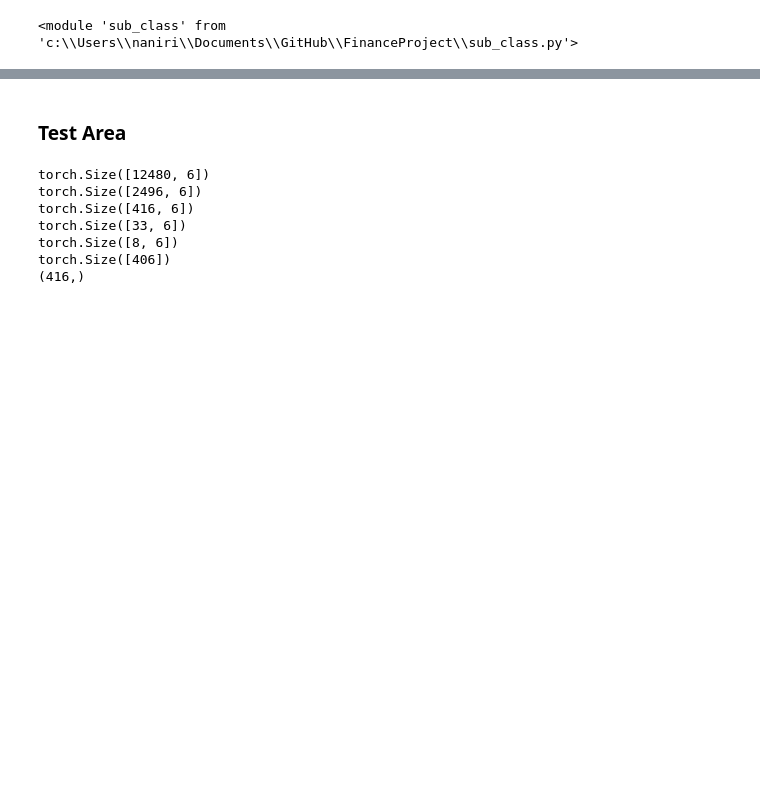
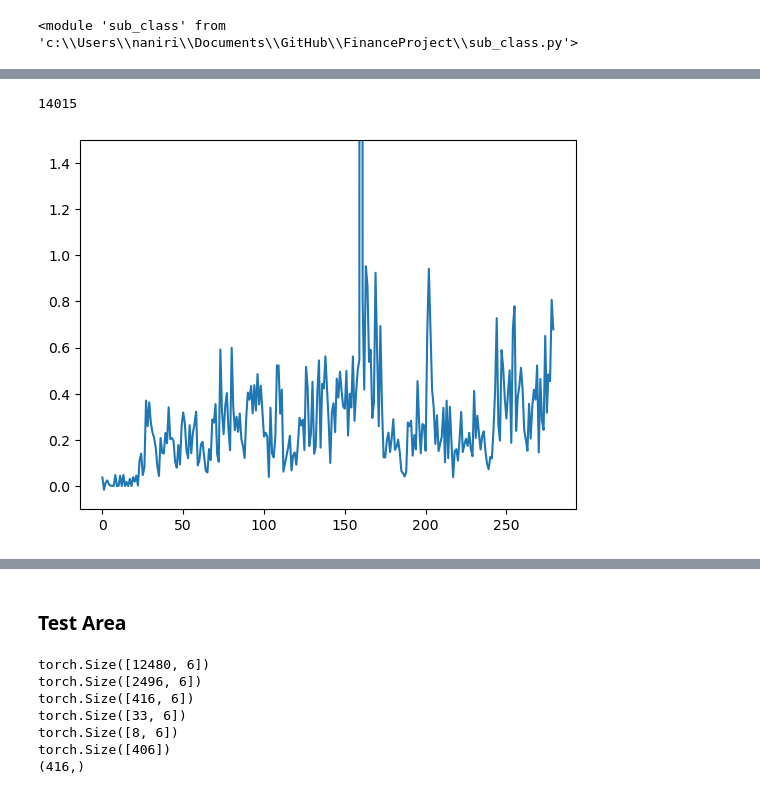
Before and after one commit to naniri04/FinanceProject, a Jupyter notebook: project.ipynb, the cells around one changed output, grey strips where cells are left out. Drawn from its saved outputs; the diff is of its cells as text; code cells hidden in the pictures; blank space fills up the shorter version.

Commit message:
Model Baseline Set
2025-01-05

* Model Baseline(LSTM) Set

```diff
--- a/project.ipynb
+++ b/project.ipynb
@@ -197,8 +236,9 @@ class StockDatasetIter(IterableDataset):
 # %%
-class SampleModel(nn.Module):
-    def __init__(self, input_size, output_size):
-        super(SampleModel, self).__init__()
-        self.linear = nn.Linear(input_size, output_size)
+class MyLoss(nn.Module):
+    def __init__(self):
+        super(MyLoss, self).__init__()
+        self.CHARGE_RATE = 0.25
 
-    def forward(self, x):
-        return self.linear(x)
+    def forward(self, predictions, targets):
+        charge = predictions * self.CHARGE_RATE
+        return torch.sum(-predictions * targets) + torch.sum(charge)
@@ -236,0 +286,9 @@ for batch in tqdm(dataloader):
+# %%
+device = torch.device("cuda" if torch.cuda.is_available() else "cpu")
+input_size = 9  # 9 channels
+hidden_size = 64
+output_size = 1
+num_layers = 2
+model = SampleModel(input_size, hidden_size, output_size, num_layers).to(device)
+criterion = MyLoss()
+optimizer = torch.optim.Adam(model.parameters(), lr=1e-4)
@@ -236,0 +372,20 @@ for batch in tqdm(dataloader):
+# %%
+cpu_result = []
+for r in _record_results:
+    cpu_result.append((r[0].cpu().detach().numpy().flatten(), r[1].cpu().detach().numpy().flatten()))
+# %%
+l = []
+for i in range(len(cpu_result)):
+    r = cpu_result[i]
+    top_indices = np.argsort(r[0])[-10:][::-1]
+    pr, tr = r[0][top_indices], r[1][top_indices]
+    l.append(np.sum(pr*tr))
+# %%
+len(l)
+# %% [output]
+14015
+# %%
+ax = sns.lineplot(np.array(l)[:14000].reshape(-1, 50).mean(axis=1))
+ax.set_ybound(-0.1, 1.5)
+# %% [output]
+[figure, added]
```
Also changed, not shown: parts of 13 cells of this notebook, 4 other files.
